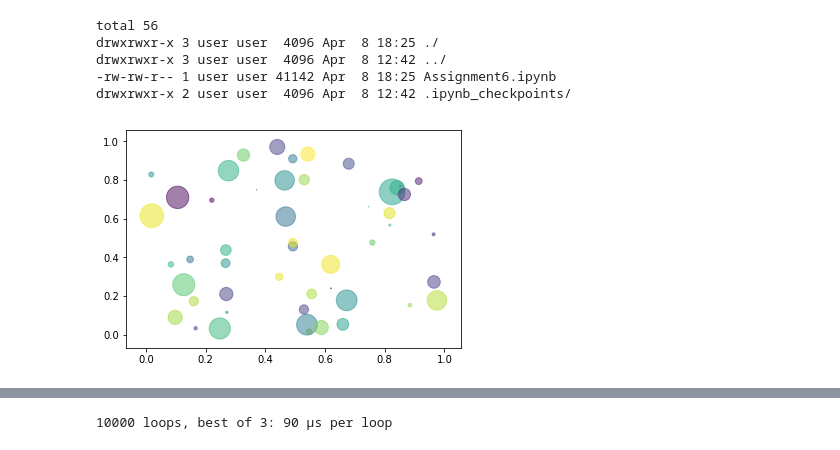
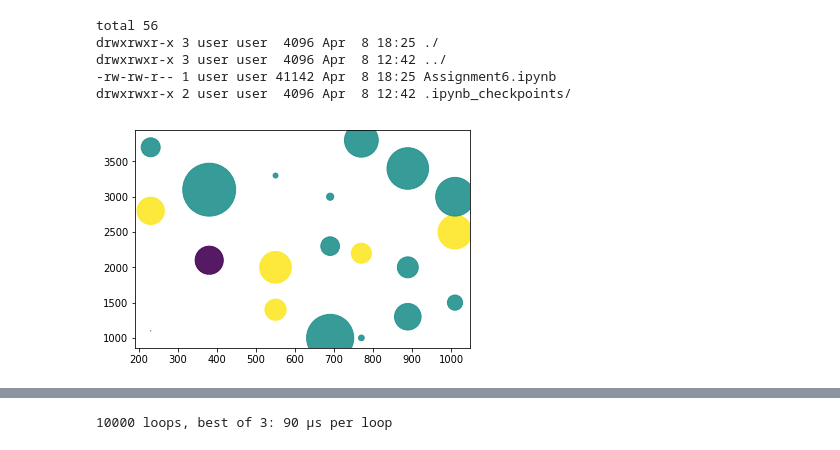
Before and after one commit to gaitanignacio/My_Data_Science_Work, a Jupyter notebook: My_Results_For_Data_Science_Specialization/assignment6/jupyter/Assignment_6_Test.ipynb, the cells around one changed output, grey strips where cells are left out. Cells and saved outputs as stored; diff of their text form; code cells hidden in the pictures.

```diff
--- a/My_Results_For_Data_Science_Specialization/assignment6/jupyter/Assignment_6_Test.ipynb
+++ b/My_Results_For_Data_Science_Specialization/assignment6/jupyter/Assignment_6_Test.ipynb
@@ -33,20 +33,20 @@ drwxrwxr-x 2 user user  4096 Apr  8 12:42 .ipynb_checkpoints/
 # %%
 """
 Demo of a scatter plot.
 """
 import numpy as np
 import matplotlib.pyplot as plt
 
-N=50
-x=np.random.rand(N)
-y=np.random.rand(N)
-colors=np.random.rand(N)
-area=np.pi*(15*np.random.rand(N))**2 #0 to 15 point radiuses
+N=21
+x=[230,380,550,690,770,889,1010,230,380,550,690,770,889,1010,230,380,550,690,770,889,1010]
+y=[1100,2100,3300,1000,2200,3400,1500,2800,3100,1400,2300,3800,1300,2500,3700,1900,2000,3000,1000,2000,3000]
+colors=[0.1,0.1,0.5,0.5,0.9,0.5,0.5,0.9,0.5,0.9,0.5,0.5,0.5,0.9,0.5,0.5,0.9,0.5,0.5,0.5,0.5]
+area=np.pi*(30*np.random.rand(N))**2 #0 to 15 point radiuses
 
-plt.scatter(x,y,s=area,c=colors,alpha=0.5)
+plt.scatter(x,y,s=area,c=colors,alpha=0.9)
 plt.show()
 # %% [output]
-[figure, old version]
+[figure, new version]
 # %%
 %%HTML
 <iframe with="560" height="315" src="https://www.youtube.com/embed/YJC6ldI3hwk" frameborder="0" allowfullscreen></iframe>
```
Also changed, not shown: parts of 1 cell of this notebook.
